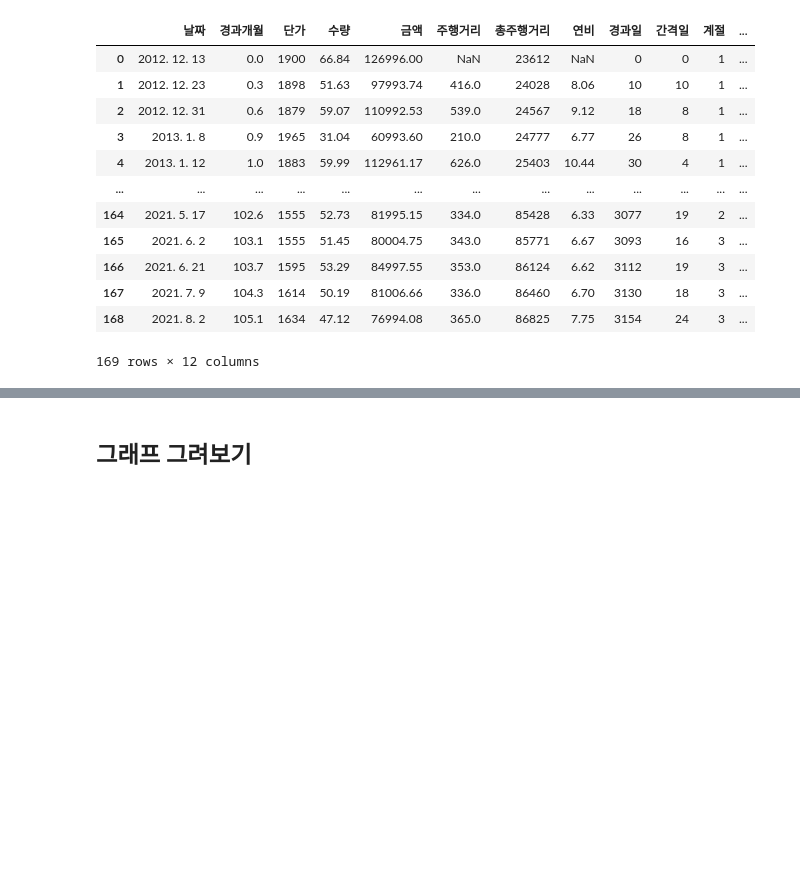
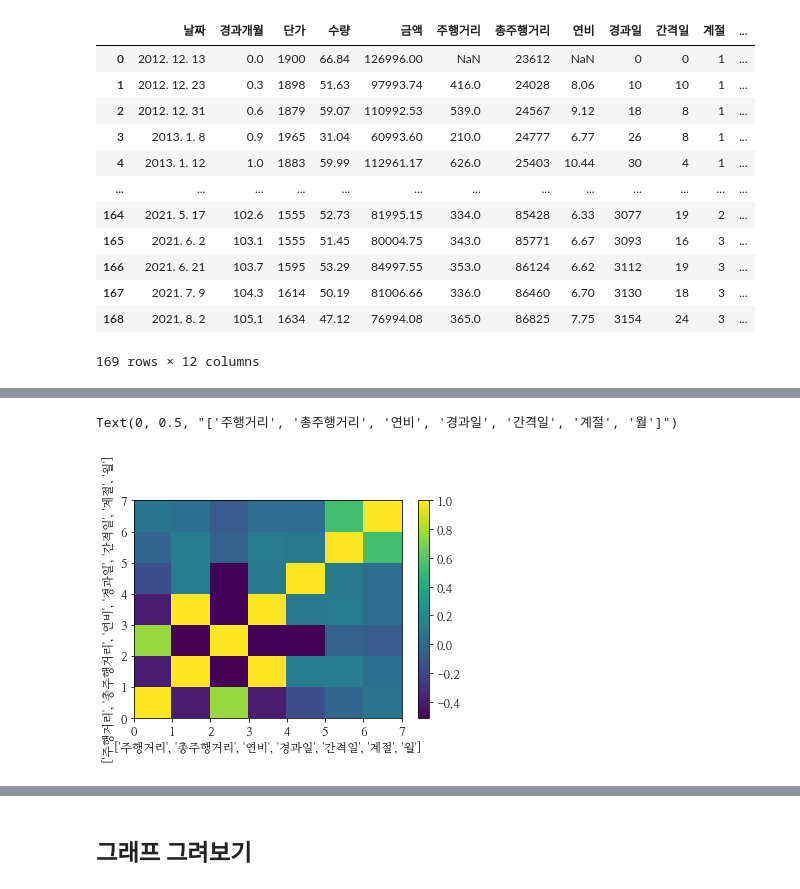
Before and after one commit to hvyrain/bigprobasic, a Jupyter notebook: 모두의데이터분석_Pandas_연비계산.ipynb, the cells around one changed output, grey strips where cells are left out. Cells and saved outputs as stored; diff of their text form; code cells hidden in the pictures; blank space fills up the shorter version.

```diff
--- a/모두의데이터분석_Pandas_연비계산.ipynb
+++ b/모두의데이터분석_Pandas_연비계산.ipynb
@@ -92,0 +104,9 @@ print('%.2f 일, %.2f km, %.2f km/일' % (df['간격일'].mean(), df['주행거
+# %%
+x = df.iloc[:,5:].corr(method='pearson')
+plt.pcolor(x)
+plt.colorbar()
+plt.xlabel(list(x.index))
+plt.ylabel(list(x.index))
+# %% [output]
+Text(0, 0.5, "['주행거리', '총주행거리', '연비', '경과일', '간격일', '계절', '월']")
+[figure, added]
```
Also changed, not shown: parts of 6 cells of this notebook.
